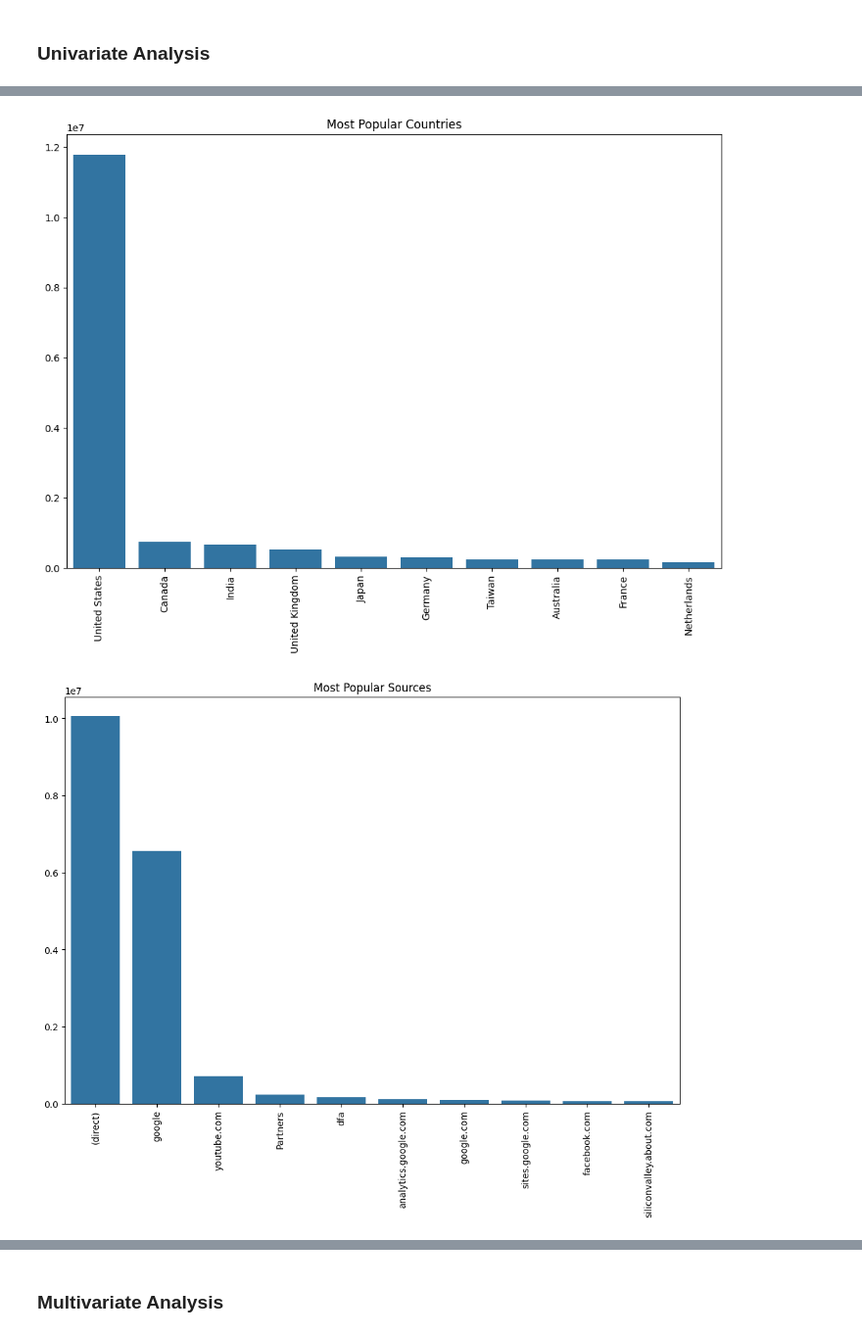
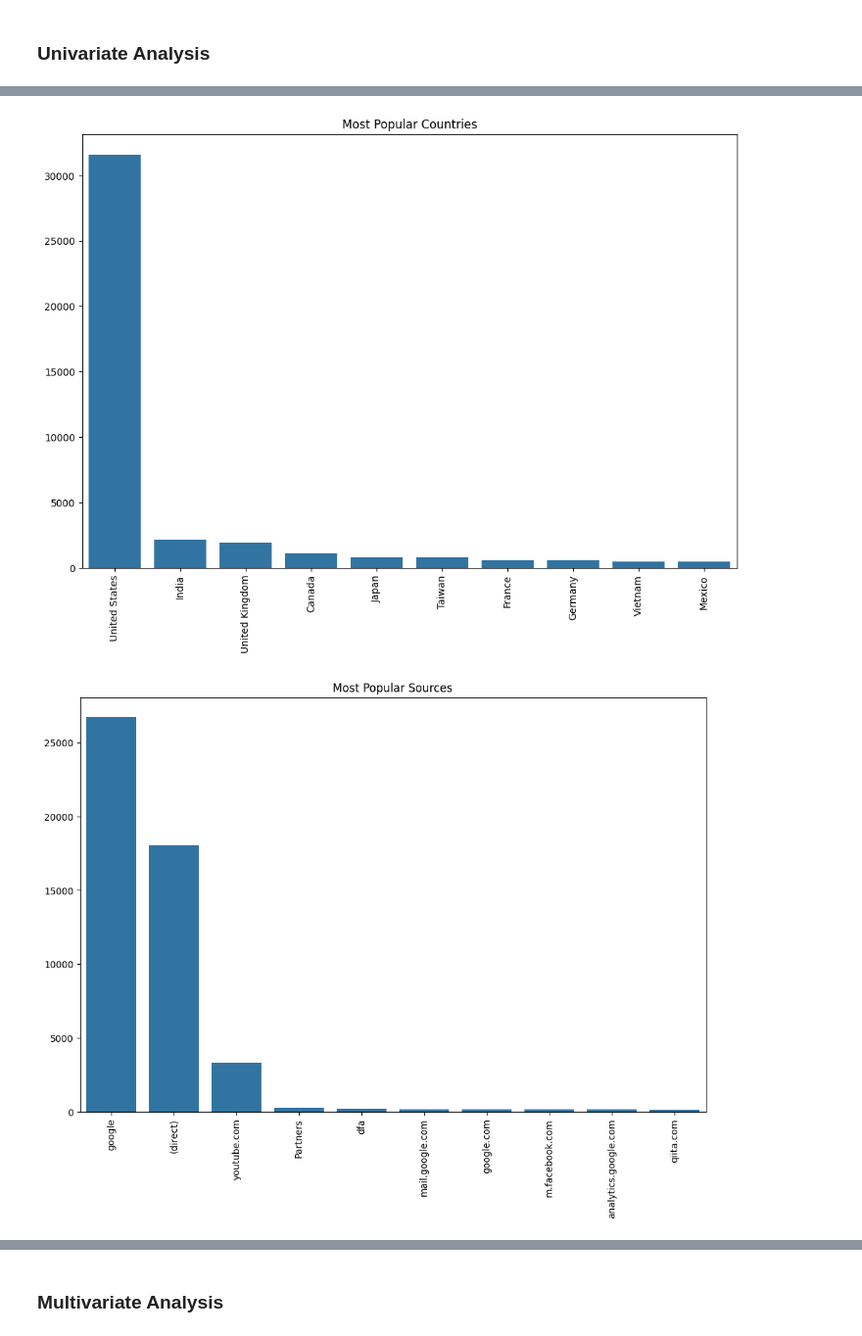
Before and after one commit to Andrew-Bordei/Data-Science, a Jupyter notebook: recommendation_system/notebooks/eda.ipynb, the cells around one changed output, grey strips where cells are left out. Shown at 98% size. Saved outputs shown, nothing was run; the diff lists cells and outputs as text; code cells hidden in the pictures.

```diff
--- a/recommendation_system/notebooks/eda.ipynb
+++ b/recommendation_system/notebooks/eda.ipynb
@@ -23,7 +25,7 @@ if not (path2add in sys.path):
 
 from eda import *
 # %%
-df = pl.read_csv("../data/google_analytics_data.csv",ignore_errors=True)
+df = pl.read_csv("../data/cleaned_google_analytics.csv",ignore_errors=True)
 # %%
 df.head()
 # %% [output]
@@ -163,8 +148,12 @@ Number of transactions:  shape: (1, 1)
 # %%
-bar_plot(popular_country['country'].to_numpy(), popular_country['count'].to_numpy(),"Most Popular Countries")
+country = print_popular_stats(df, "country")['country'].to_numpy()
+count = print_popular_stats(df, "country")['count'].to_numpy()
+bar_plot(country, count,"Most Popular Countries")
 # %% [output]
-[figure, old version]
+[figure, new version]
 # %%
-bar_plot(popular_source['source'].to_numpy(), popular_source['count'].to_numpy(),"Most Popular Sources")
+source = print_popular_stats(df, "source")['source'].to_numpy()
+count = print_popular_stats(df, "source")['count'].to_numpy()
+bar_plot(source, count,"Most Popular Sources")
 # %% [output]
-[figure, old version]
+[figure, new version]
```
Also changed, not shown: parts of 37 cells of this notebook, 2 other files.
